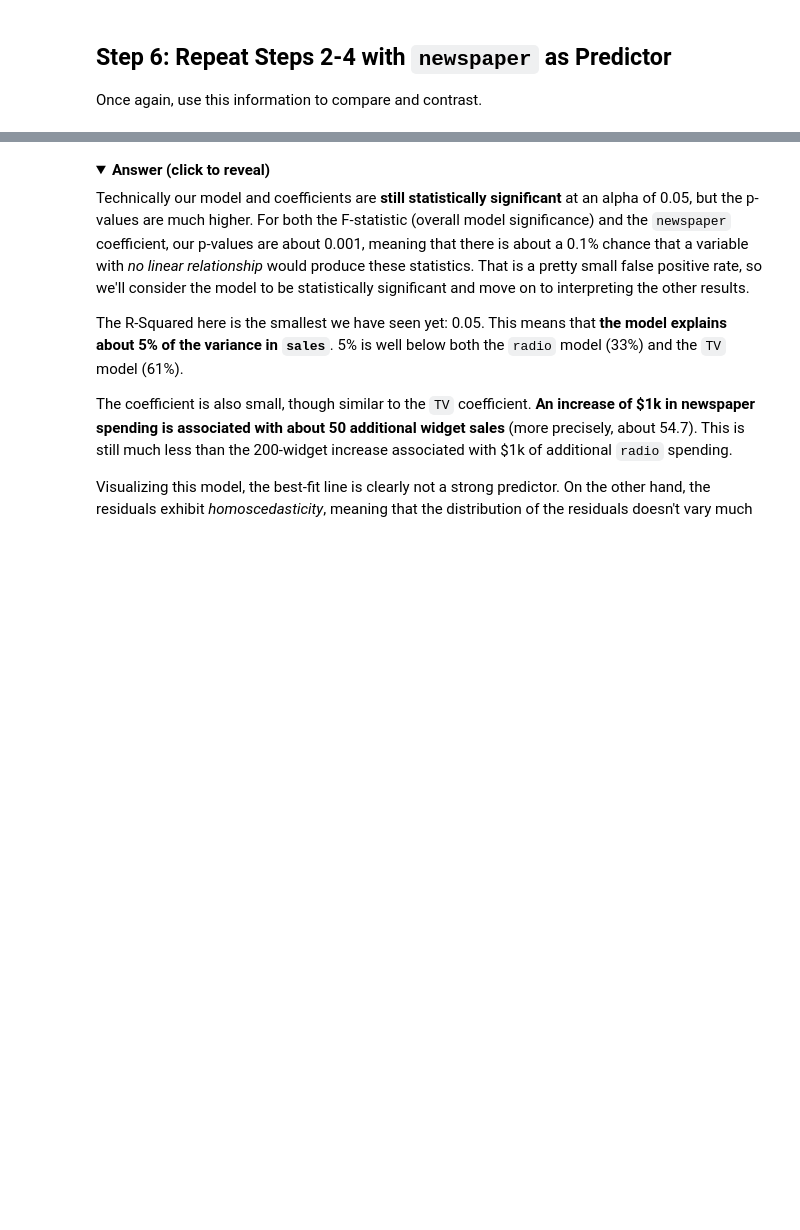
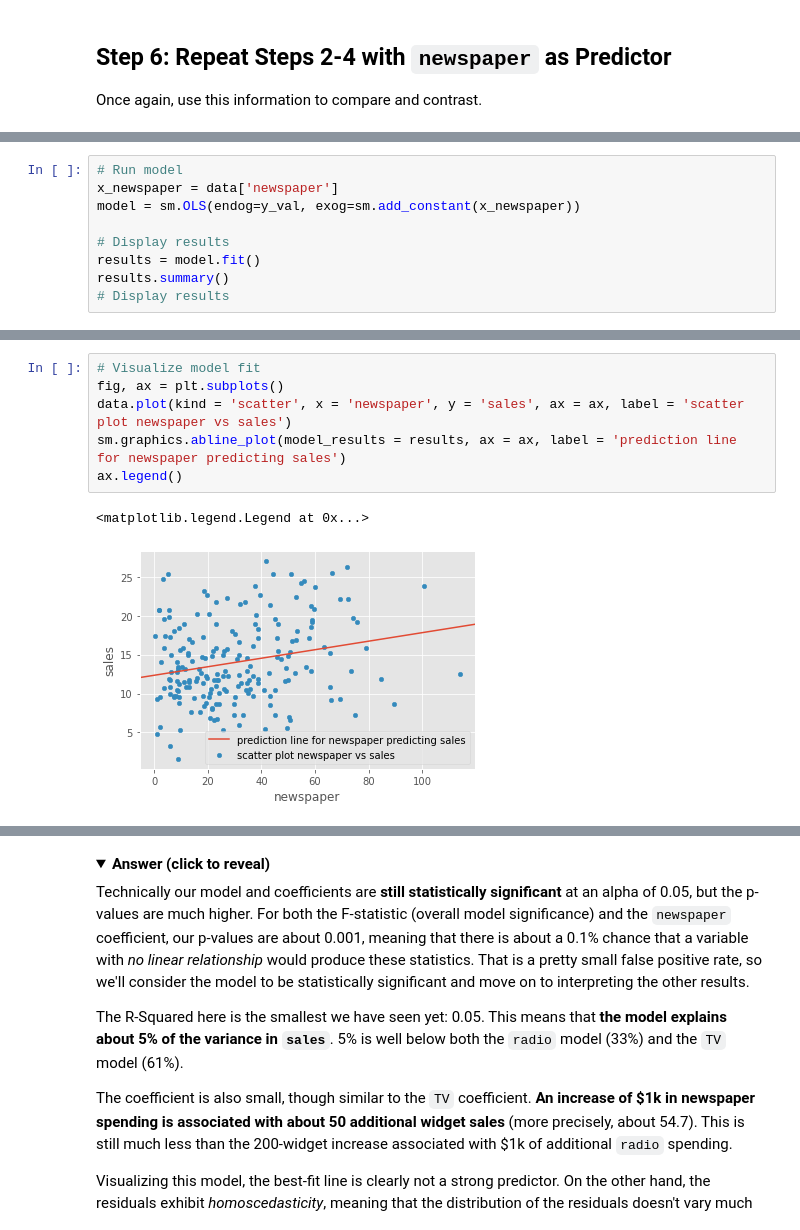
Before and after one commit to kmmooney/dsc-linear-regression-statsmodels-lab, a Jupyter notebook: index.ipynb, the cells around one changed output, grey strips where cells are left out. Cells and saved outputs as stored; diff of their text form; folded sections open; blank space fills up the shorter version.

```diff
--- a/index.ipynb
+++ b/index.ipynb
@@ -283,0 +269,9 @@ Once again, use this information to compare and contrast.
+# %%
+# Run model
+x_newspaper = data['newspaper']
+model = sm.OLS(endog=y_val, exog=sm.add_constant(x_newspaper))
+
+# Display results
+results = model.fit()
+results.summary()
+# Display results
@@ -283,0 +298,9 @@ Once again, use this information to compare and contrast.
+# %%
+# Visualize model fit
+fig, ax = plt.subplots()
+data.plot(kind = 'scatter', x = 'newspaper', y = 'sales', ax = ax, label = 'scatter plot newspaper vs sales')
+sm.graphics.abline_plot(model_results = results, ax = ax, label = 'prediction line for newspaper predicting sales')
+ax.legend()
+# %% [output]
+<matplotlib.legend.Legend at 0x...>
+[figure, added]
```
Also changed, not shown: parts of 14 cells of this notebook.
